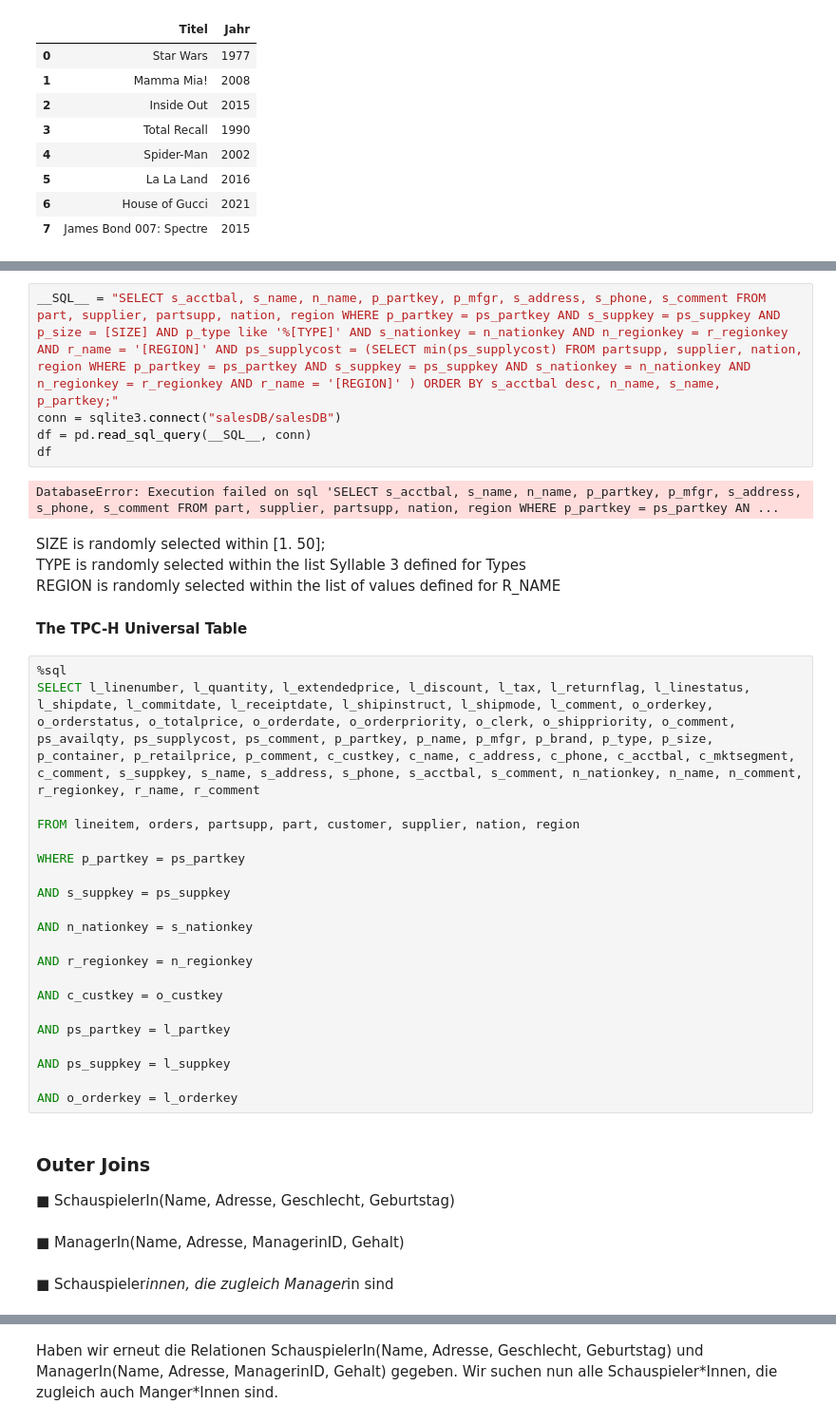
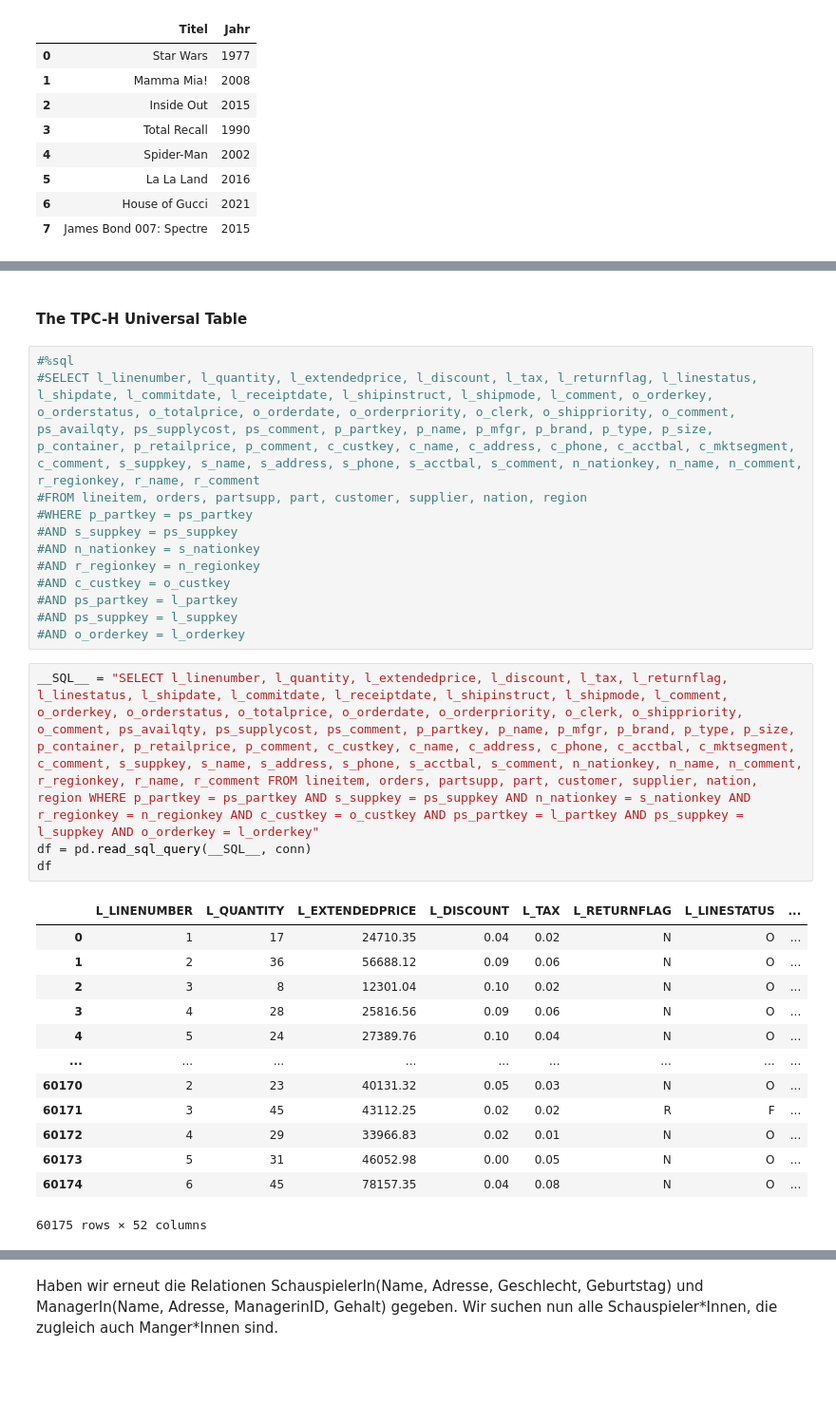
Before and after one commit to lejuliennn/GDBS_Script_Fork, a Jupyter notebook: _build/jupyter_execute/09/sql.ipynb, the cells around one changed output, grey strips where cells are left out. Shown at 95% size. Drawn from its saved outputs; the diff is of its cells as text; blank space fills up the shorter version.

```diff
--- a/_build/jupyter_execute/09/sql.ipynb
+++ b/_build/jupyter_execute/09/sql.ipynb
@@ -903,43 +885,32 @@ SELECT s_acctbal, s_name, n_name, p_partkey, p_mfgr, s_address, s_phone, s_comme
-# %%
-__SQL__ = "SELECT s_acctbal, s_name, n_name, p_partkey, p_mfgr, s_address, s_phone, s_comment FROM part, supplier, partsupp, nation, region WHERE p_partkey = ps_partkey AND s_suppkey = ps_suppkey AND p_size = [SIZE] AND p_type like '%[TYPE]' AND s_nationkey = n_nationkey AND n_regionkey = r_regionkey AND r_name = '[REGION]' AND ps_supplycost = (SELECT min(ps_supplycost) FROM partsupp, supplier, nation, region WHERE p_partkey = ps_partkey AND s_suppkey = ps_suppkey AND s_nationkey = n_nationkey AND n_regionkey = r_regionkey AND r_name = '[REGION]' ) ORDER BY s_acctbal desc, n_name, s_name, p_partkey;"
-conn = sqlite3.connect("salesDB/salesDB")
-df = pd.read_sql_query(__SQL__, conn)
-df
-# %% [output]
-DatabaseError: Execution failed on sql 'SELECT s_acctbal, s_name, n_name, p_partkey, p_mfgr, s_address, s_phone, s_comment FROM part, supplier, partsupp, nation, region WHERE p_partkey = ps_partkey AN ...
-# %% [markdown]
-SIZE is randomly selected within [1. 50];
-<br>
-TYPE is randomly selected within the list Syllable 3 defined for Types
-<br>
-REGION is randomly selected within the list of values defined for R_NAME
-
-#### The TPC-H Universal Table
+# %% [markdown]
+#### The TPC-H Universal Table
 # %%
-%sql
-SELECT l_linenumber, l_quantity, l_extendedprice, l_discount, l_tax, l_returnflag, l_linestatus, l_shipdate, l_commitdate, l_receiptdate, l_shipinstruct, l_shipmode, l_comment, o_orderkey, o_orderstatus, o_totalprice, o_orderdate, o_orderpriority, o_clerk, o_shippriority, o_comment, ps_availqty, ps_supplycost, ps_comment, p_partkey, p_name, p_mfgr, p_brand, p_type, p_size, p_container, p_retailprice, p_comment, c_custkey, c_name, c_address, c_phone, c_acctbal, c_mktsegment, c_comment, s_suppkey, s_name, s_address, s_phone, s_acctbal, s_comment, n_nationkey, n_name, n_comment, r_regionkey, r_name, r_comment
-
-FROM lineitem, orders, partsupp, part, customer, supplier, nation, region
-
-WHERE p_partkey = ps_partkey
-
-AND s_suppkey = ps_suppkey
-
-AND n_nationkey = s_nationkey
-
-AND r_regionkey = n_regionkey
-
-AND c_custkey = o_custkey
-
-AND ps_partkey = l_partkey
-
-AND ps_suppkey = l_suppkey
-
-AND o_orderkey = l_orderkey
+#%sql
+#SELECT l_linenumber, l_quantity, l_extendedprice, l_discount, l_tax, l_returnflag, l_linestatus, l_shipdate, l_commitdate, l_receiptdate, l_shipinstruct, l_shipmode, l_comment, o_orderkey, o_orderstatus, o_totalprice, o_orderdate, o_orderpriority, o_clerk, o_shippriority, o_comment, ps_availqty, ps_supplycost, ps_comment, p_partkey, p_name, p_mfgr, p_brand, p_type, p_size, p_container, p_retailprice, p_comment, c_custkey, c_name, c_address, c_phone, c_acctbal, c_mktsegment, c_comment, s_suppkey, s_name, s_address, s_phone, s_acctbal, s_comment, n_nationkey, n_name, n_comment, r_regionkey, r_name, r_comment
+#FROM lineitem, orders, partsupp, part, customer, supplier, nation, region
+#WHERE p_partkey = ps_partkey
+#AND s_suppkey = ps_suppkey
+#AND n_nationkey = s_nationkey
+#AND r_regionkey = n_regionkey
+#AND c_custkey = o_custkey
+#AND ps_partkey = l_partkey
+#AND ps_suppkey = l_suppkey
+#AND o_orderkey = l_orderkey
-# %% [markdown]
-### Outer Joins
-■ SchauspielerIn(Name, Adresse, Geschlecht, Geburtstag)
-<br><br>
-■ ManagerIn(Name, Adresse, ManagerinID, Gehalt)
-<br><br>
-■ Schauspieler*innen, die zugleich Manager*in sind
+# %%
+__SQL__ = "SELECT l_linenumber, l_quantity, l_extendedprice, l_discount, l_tax, l_returnflag, l_linestatus, l_shipdate, l_commitdate, l_receiptdate, l_shipinstruct, l_shipmode, l_comment, o_orderkey, o_orderstatus, o_totalprice, o_orderdate, o_orderpriority, o_clerk, o_shippriority, o_comment, ps_availqty, ps_supplycost, ps_comment, p_partkey, p_name, p_mfgr, p_brand, p_type, p_size, p_container, p_retailprice, p_comment, c_custkey, c_name, c_address, c_phone, c_acctbal, c_mktsegment, c_comment, s_suppkey, s_name, s_address, s_phone, s_acctbal, s_comment, n_nationkey, n_name, n_comment, r_regionkey, r_name, r_comment FROM lineitem, orders, partsupp, part, customer, supplier, nation, region WHERE p_partkey = ps_partkey AND s_suppkey = ps_suppkey AND n_nationkey = s_nationkey AND r_regionkey = n_regionkey AND c_custkey = o_custkey AND ps_partkey = l_partkey AND ps_suppkey = l_suppkey AND o_orderkey = l_orderkey"
+df = pd.read_sql_query(__SQL__, conn)
+df
+# %% [output]
+|  | L_LINENUMBER | L_QUANTITY | L_EXTENDEDPRICE | L_DISCOUNT | L_TAX | L_RETURNFLAG | L_LINESTATUS | ... |
+| 0 | 1 | 17 | 24710.35 | 0.04 | 0.02 | N | O | ... |
+| 1 | 2 | 36 | 56688.12 | 0.09 | 0.06 | N | O | ... |
+| 2 | 3 | 8 | 12301.04 | 0.10 | 0.02 | N | O | ... |
+| 3 | 4 | 28 | 25816.56 | 0.09 | 0.06 | N | O | ... |
+| 4 | 5 | 24 | 27389.76 | 0.10 | 0.04 | N | O | ... |
+| ... | ... | ... | ... | ... | ... | ... | ... | ... |
+| 60170 | 2 | 23 | 40131.32 | 0.05 | 0.03 | N | O | ... |
+| 60171 | 3 | 45 | 43112.25 | 0.02 | 0.02 | R | F | ... |
+| 60172 | 4 | 29 | 33966.83 | 0.02 | 0.01 | N | O | ... |
+| 60173 | 5 | 31 | 46052.98 | 0.00 | 0.05 | N | O | ... |
+| 60174 | 6 | 45 | 78157.35 | 0.04 | 0.08 | N | O | ... |
+60175 rows × 52 columns
```
Also changed, not shown: parts of 6 cells of this notebook, 5 other files.
